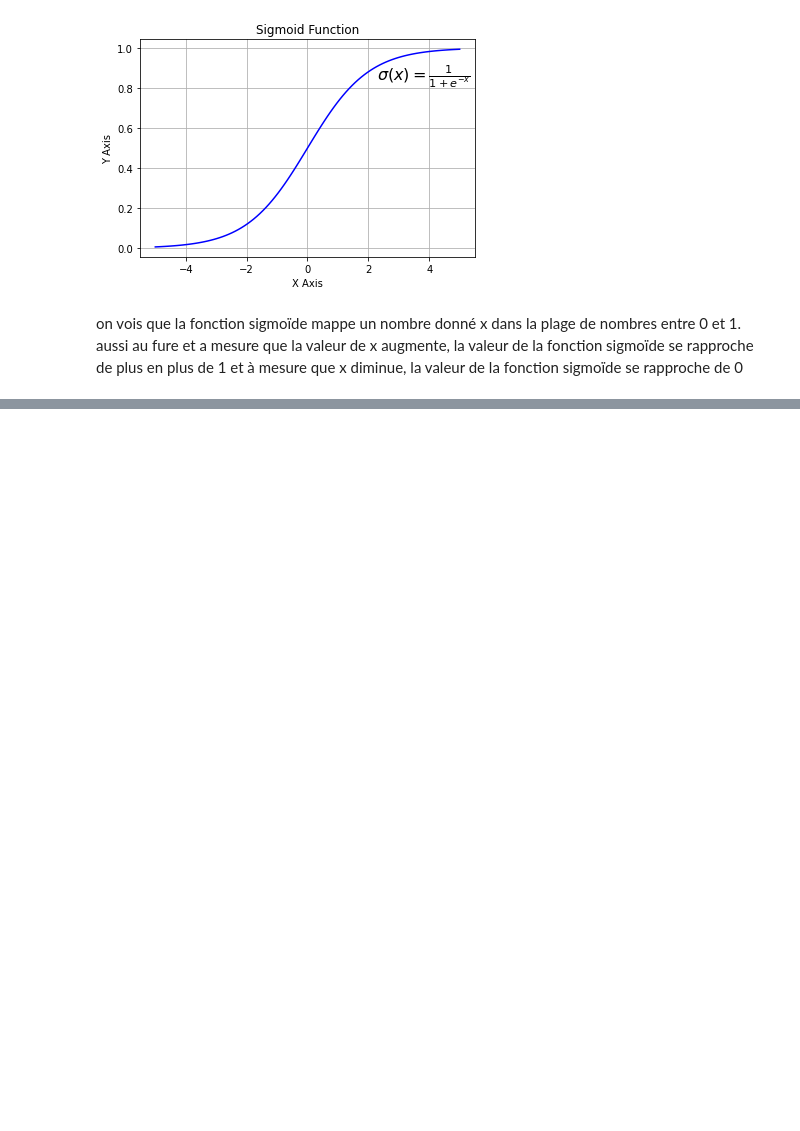
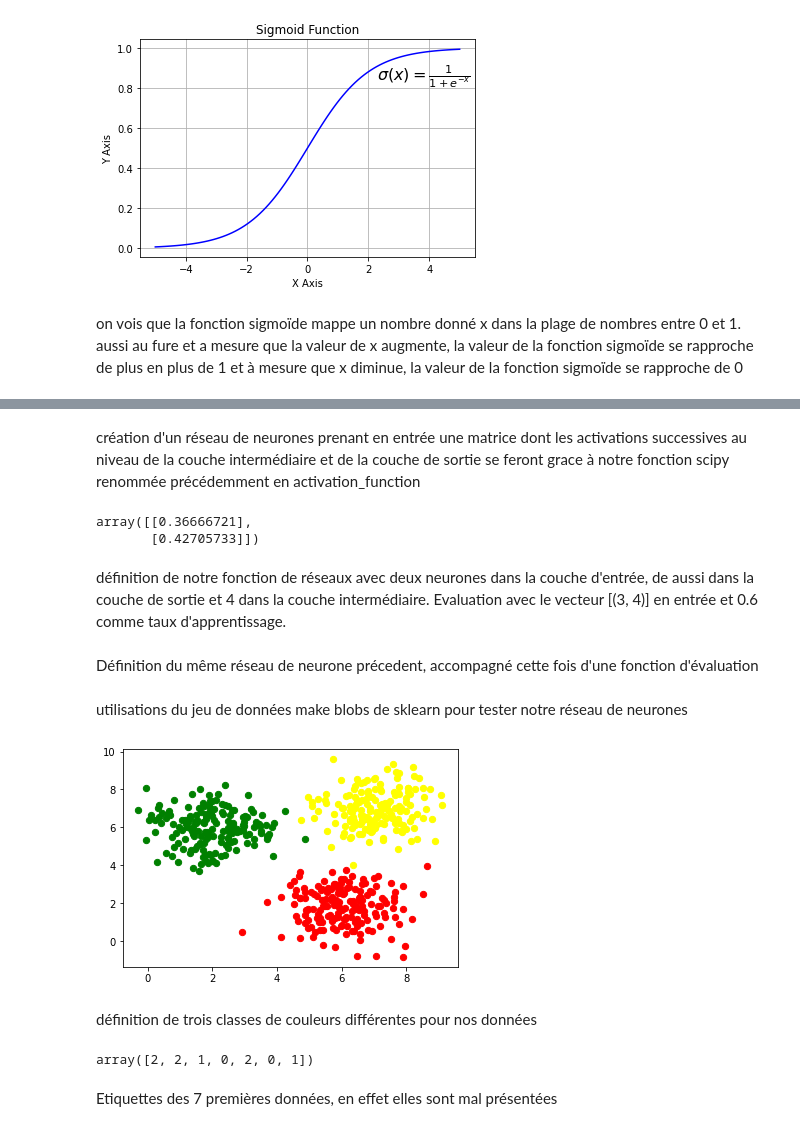
Before and after one commit to BillTanekeu/TP-TPE-INF-3236-Groupe-8, a Jupyter notebook: Tp5_perceptron_simple_et_multi_couche.ipynb, the cells around one changed output, grey strips where cells are left out. Saved outputs shown, nothing was run; the diff lists cells and outputs as text; code cells hidden in the pictures; blank space fills up the shorter version.

```diff
--- a/Tp5_perceptron_simple_et_multi_couche.ipynb
+++ b/Tp5_perceptron_simple_et_multi_couche.ipynb
@@ -198,0 +299,11 @@ plt.show()
+# %% [markdown]
+création d'un réseau de neurones prenant en entrée une matrice dont les activations successives au niveau de la couche intermédiaire et de la couche de sortie se feront grace à notre fonction scipy renommée précédemment en activation_function
+# %%
+simple_network = NeuralNetwork(no_of_in_nodes=2,no_of_out_nodes=2,no_of_hidden_nodes=4,learning_rate=0.6)
+simple_network.run([(3, 4)])
+# %% [output]
+array([[0.36666721],
+       [0.42705733]])
+# %% [markdown]
+définition de notre fonction de réseaux avec deux neurones dans la couche d'entrée, de aussi dans la couche de sortie et 4 dans la couche intermédiaire.
+Evaluation avec le vecteur [(3, 4)] en entrée et 0.6 comme taux d'apprentissage.
@@ -198,0 +351,27 @@ plt.show()
+# %% [markdown]
+Définition du même réseau de neurone précedent, accompagné cette fois d'une fonction d'évaluation
+# %%
+from sklearn.datasets import make_blobs
+n_samples = 500
+blob_centers = ([2, 6], [6, 2], [7, 7])
+n_classes = len(blob_centers)
+data, labels = make_blobs(n_samples=n_samples,centers=blob_centers,random_state=7)
+# %% [markdown]
+utilisations du jeu de données make blobs de sklearn pour tester notre réseau de neurones
+# %%
+import matplotlib.pyplot as plt
+colours = ('green', 'red', "yellow")
+fig, ax = plt.subplots()
+for n_class in range(n_classes):
+    ax.scatter(data[labels==n_class][:, 0],
+    data[labels==n_class][:, 1],c=colours[n_class],s=40,label=str(n_class))
+# %% [output]
+[figure, added]
+# %% [markdown]
+définition de trois classes de couleurs différentes pour nos données
+# %%
+labels[:7]
+# %% [output]
+array([2, 2, 1, 0, 2, 0, 1])
+# %% [markdown]
+Etiquettes des 7 premières données, en effet elles sont mal présentées
```
Also changed, not shown: parts of 27 cells of this notebook.
